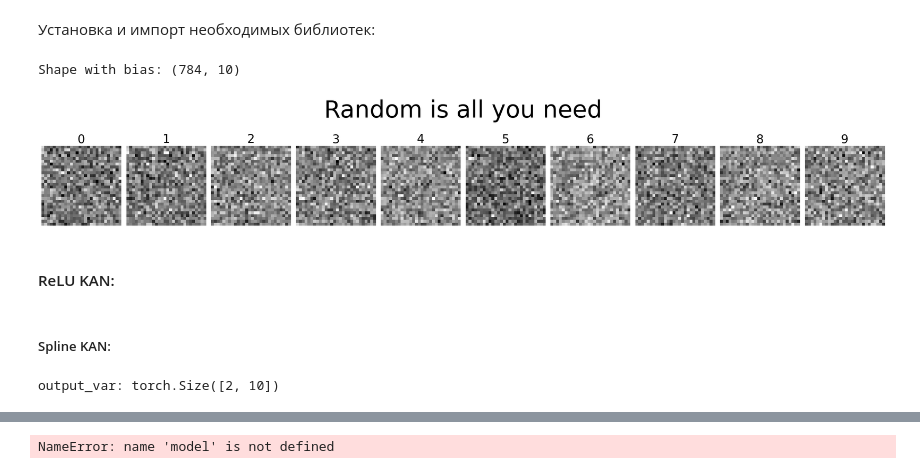
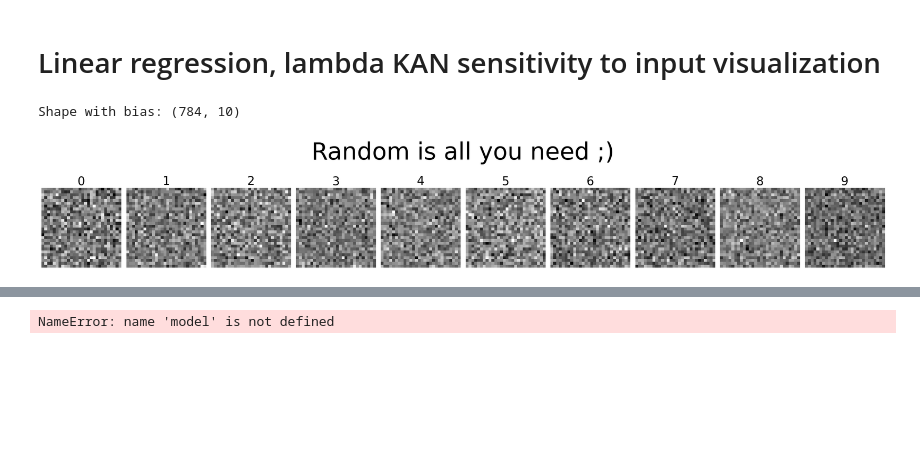
Before and after one commit to Gavr101/lambda_KAN, a Jupyter notebook: mnist_example/Sensitivity_analysis.ipynb, the cells around one changed output, grey strips where cells are left out. Drawn from its saved outputs; the diff is of its cells as text; code cells hidden in the pictures; blank space fills up the shorter version.

```diff
--- a/mnist_example/Sensitivity_analysis.ipynb
+++ b/mnist_example/Sensitivity_analysis.ipynb
@@ -11,5 +1,5 @@
-# %% [markdown]
-Установка и импорт необходимых библиотек:
+# %% [markdown]
+# Linear regression, lambda KAN sensitivity to input visualization
 # %%
 import os
 import sys
@@ -176,9 +78,7 @@ def show_sensitivity(W, title = ''):
 # %%
 W = torch.randn(28*28, 10).numpy()
 
-show_sensitivity(W, title='Random is all you need')
+show_sensitivity(W, title='Random is all you need ;)')
 # %% [output]
 Shape with bias: (784, 10)
-[figure, old version]
+[figure, new version]
-# %% [markdown]
-#### ReLU KAN:
@@ -205,2 +84,0 @@ class MnistKAN(nn.Module):
-# %% [markdown]
-##### Spline KAN:
@@ -230,8 +84,0 @@ class MnistSplineKAN(nn.Module):
-# %%
-model = MnistSplineKAN()
-
-input_var = torch.randn(2,28,28)
-
-print(f'output_var: {model(input_var).shape}')
-# %% [output]
-output_var: torch.Size([2, 10])
```
Also changed, not shown: parts of 38 cells of this notebook, 2 other files.
